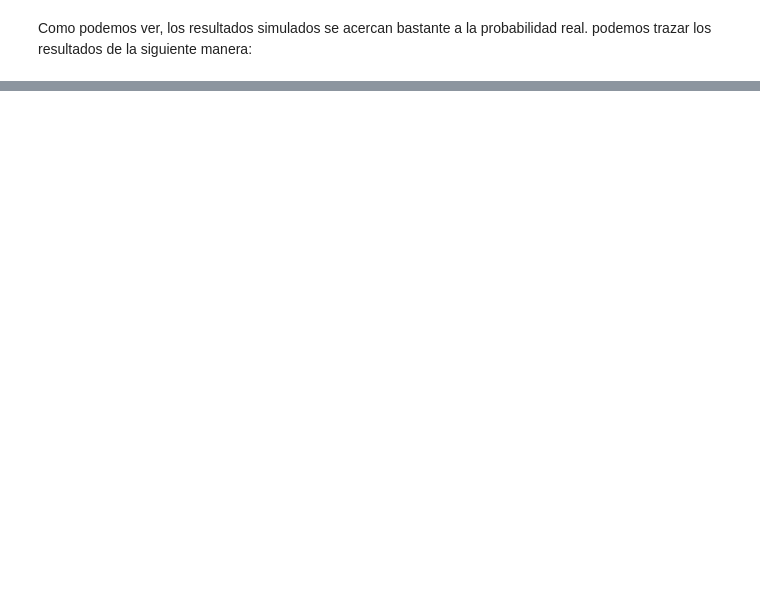
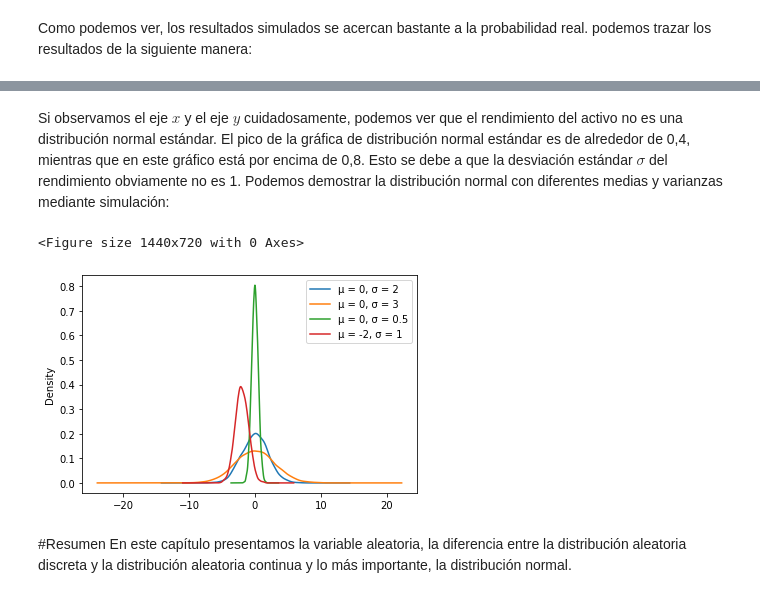
Before and after one commit to gapuentesr/MetNumUN2021I, a Jupyter notebook: Lab4/gapuentesrtutorial7.ipynb, the cells around one changed output, grey strips where cells are left out. Cells and saved outputs as stored; diff of their text form; code cells hidden in the pictures; blank space fills up the shorter version.

```diff
--- a/Lab4/gapuentesrtutorial7.ipynb
+++ b/Lab4/gapuentesrtutorial7.ipynb
@@ -146,0 +218,17 @@ plt.show()
+# %% [markdown]
+Si observamos el eje $x$ y el eje $y$ cuidadosamente, podemos ver que el rendimiento del activo no es una distribución normal estándar. El pico de la gráfica de distribución normal estándar es de alrededor de 0,4, mientras que en este gráfico está por encima de 0,8. Esto se debe a que la desviación estándar $\sigma$ del rendimiento obviamente no es 1. Podemos demostrar la distribución normal con diferentes medias y varianzas mediante simulación:
+# %%
+de_2 = pd.Series(np.random.normal(0,2,10000),name = 'μ = 0, σ = 2')
+de_3 = pd.Series(np.random.normal(0,3,10000),name = 'μ = 0, σ = 3')
+de_0 = pd.Series(np.random.normal(0,0.5,10000), name ='μ = 0, σ = 0.5')
+mu_1 = pd.Series(np.random.normal(-2,1,10000),name ='μ = -2, σ = 1')
+df = pd.concat([de_2,de_3,de_0,mu_1],axis = 1)
+plt.figure(figsize=(20,10))
+df.plot.density()
+plt.show()
+# %% [output]
+<Figure size 1440x720 with 0 Axes>
+[figure, added]
+# %% [markdown]
+#Resumen
+En este capítulo presentamos la variable aleatoria, la diferencia entre la distribución aleatoria discreta y la distribución aleatoria continua y lo más importante, la distribución normal.
```
Also changed, not shown: parts of 17 cells of this notebook.
